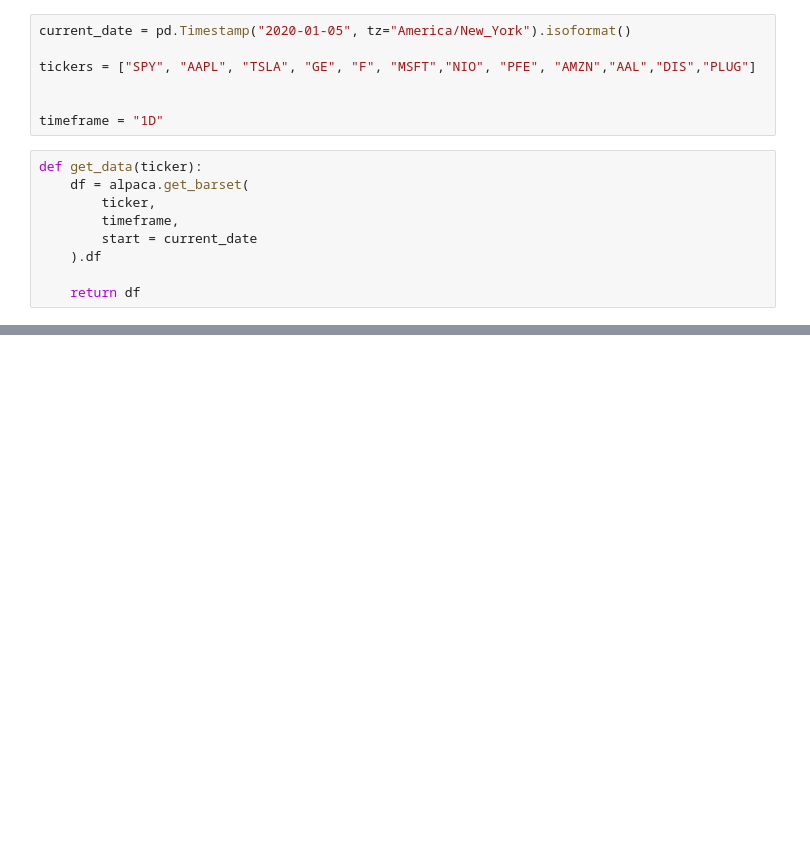
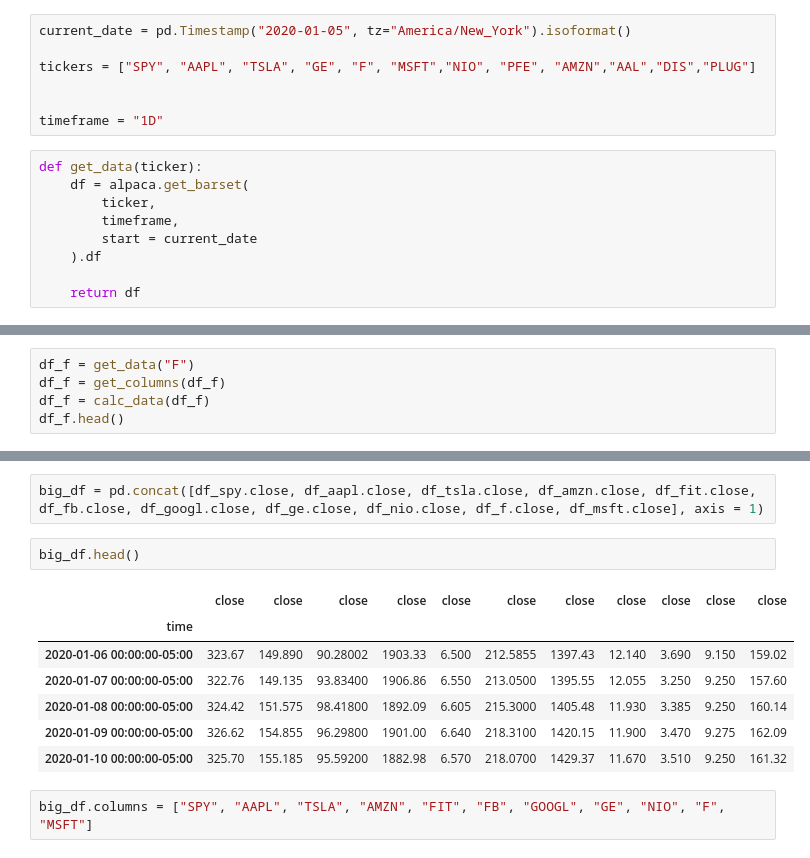
Before and after one commit to jtmcginley123/project-two, a Jupyter notebook: Asif/stock_df.ipynb, the cells around one changed output, grey strips where cells are left out. Saved outputs shown, nothing was run; the diff lists cells and outputs as text; blank space fills up the shorter version.

```diff
--- a/Asif/stock_df.ipynb
+++ b/Asif/stock_df.ipynb
@@ -90,0 +245,5 @@ df_spy.tail(30)
+# %%
+df_f = get_data("F")
+df_f = get_columns(df_f)
+df_f = calc_data(df_f)
+df_f.head()
@@ -90,0 +291,14 @@ df_spy.tail(30)
+# %%
+big_df = pd.concat([df_spy.close, df_aapl.close, df_tsla.close, df_amzn.close, df_fit.close, df_fb.close, df_googl.close, df_ge.close, df_nio.close, df_f.close, df_msft.close], axis = 1)
+# %%
+big_df.head()
+# %% [output]
+|  | close | close | close | close | close | close | close | close | close | close | close |
+| time |  |  |  |  |  |  |  |  |  |  |  |
+| 2020-01-06 00:00:00-05:00 | 323.67 | 149.890 | 90.28002 | 1903.33 | 6.500 | 212.5855 | 1397.43 | 12.140 | 3.690 | 9.150 | 159.02 |
+| 2020-01-07 00:00:00-05:00 | 322.76 | 149.135 | 93.83400 | 1906.86 | 6.550 | 213.0500 | 1395.55 | 12.055 | 3.250 | 9.250 | 157.60 |
+| 2020-01-08 00:00:00-05:00 | 324.42 | 151.575 | 98.41800 | 1892.09 | 6.605 | 215.3000 | 1405.48 | 11.930 | 3.385 | 9.250 | 160.14 |
+| 2020-01-09 00:00:00-05:00 | 326.62 | 154.855 | 96.29800 | 1901.00 | 6.640 | 218.3100 | 1420.15 | 11.900 | 3.470 | 9.275 | 162.09 |
+| 2020-01-10 00:00:00-05:00 | 325.70 | 155.185 | 95.59200 | 1882.98 | 6.570 | 218.0700 | 1429.37 | 11.670 | 3.510 | 9.250 | 161.32 |
+# %%
+big_df.columns = ["SPY", "AAPL", "TSLA", "AMZN", "FIT", "FB", "GOOGL", "GE", "NIO", "F", "MSFT"]
```
Also changed, not shown: parts of 29 cells of this notebook.
